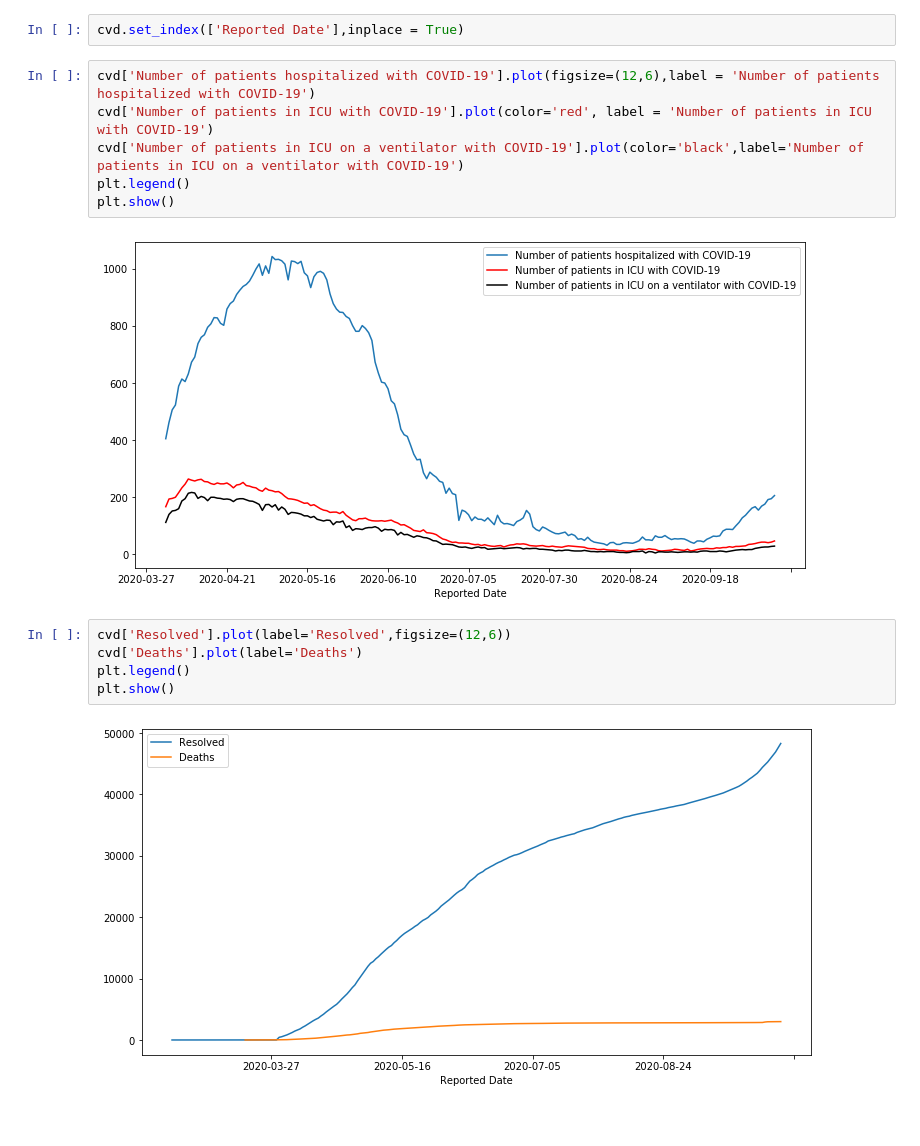
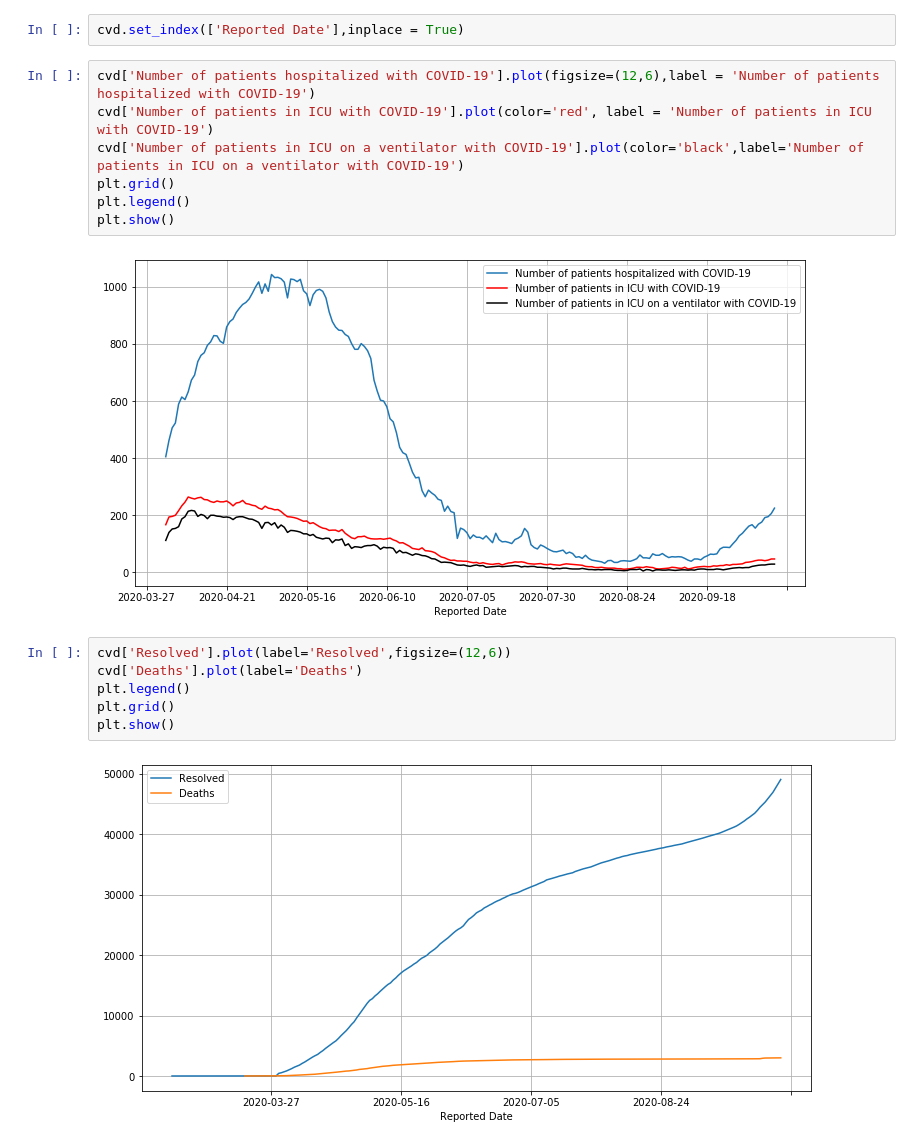
Before and after one commit to KojoObeng/covid-19, a Jupyter notebook: EDA.ipynb, the cells around one changed output. Saved outputs shown, nothing was run; the diff lists cells and outputs as text.

```diff
--- a/EDA.ipynb
+++ b/EDA.ipynb
@@ -41,15 +33,17 @@ cvd.set_index(['Reported Date'],inplace = True)
 # %%
 cvd['Number of patients hospitalized with COVID-19'].plot(figsize=(12,6),label = 'Number of patients hospitalized with COVID-19')
 cvd['Number of patients in ICU with COVID-19'].plot(color='red', label = 'Number of patients in ICU with COVID-19')
 cvd['Number of patients in ICU on a ventilator with COVID-19'].plot(color='black',label='Number of patients in ICU on a ventilator with COVID-19')
+plt.grid()
 plt.legend()
 plt.show()
 # %% [output]
-[figure, old version]
+[figure, new version]
 # %%
 cvd['Resolved'].plot(label='Resolved',figsize=(12,6))
 cvd['Deaths'].plot(label='Deaths')
 plt.legend()
+plt.grid()
 plt.show()
 # %% [output]
-[figure, old version]
+[figure, new version]
```
Also changed, not shown: parts of 6 cells of this notebook.
